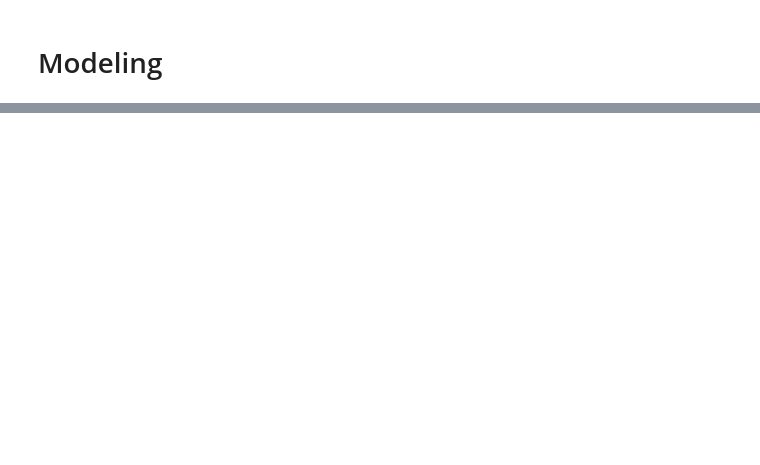
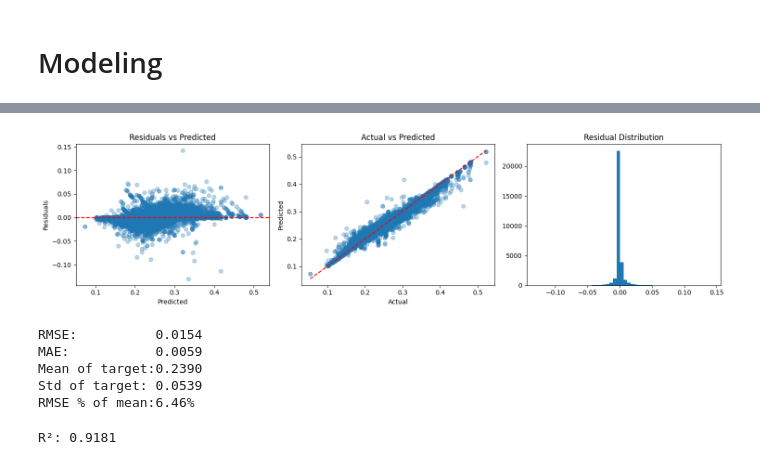
Before and after one commit to djmans630/DSC148_Project, a Jupyter notebook: DSC148_Final_Project_Daniel.ipynb, the cells around one changed output, grey strips where cells are left out. Saved outputs shown, nothing was run; the diff lists cells and outputs as text; code cells hidden in the pictures; blank space fills up the shorter version.

```diff
--- a/DSC148_Final_Project_Daniel.ipynb
+++ b/DSC148_Final_Project_Daniel.ipynb
@@ -512,0 +648,60 @@ SLR RMSE: 0.04799176722587433
+# %%
+# RF residuals
+
+y_pred = best_rf.predict(X_trtrain)  # or your val set
+residuals = y_trtrain - y_pred
+
+fig, axes = plt.subplots(1, 3, figsize=(15, 4))
+
+
+axes[0].scatter(y_pred, residuals, alpha=0.3)
+axes[0].axhline(0, color='red', linestyle='--')
+axes[0].set_xlabel('Predicted')
+axes[0].set_ylabel('Residuals')
+axes[0].set_title('Residuals vs Predicted')
+
+
+axes[2].hist(residuals, bins=50)
+axes[2].set_title('Residual Distribution')
+
+
+axes[1].scatter(y_trtrain, y_pred, alpha=0.3)
+axes[1].plot([y_trtrain.min(), y_trtrain.max()],
+             [y_trtrain.min(), y_trtrain.max()],
+             'r--')
+axes[1].set_xlabel('Actual')
+axes[1].set_ylabel('Predicted')
+axes[1].set_title('Actual vs Predicted')
+
+plt.tight_layout()
+plt.show()
+# %% [output]
+[figure, added]
+# %%
+# rf_eval
+preds = best_rf.predict(X_val)
+
+rmse = np.sqrt(((preds - y_val)**2).mean())
+mae = np.abs(preds - y_val).mean()
+mean_actual = y_val.mean()
+std_actual = y_val.std()
+
+rmse_pct = (rmse / mean_actual) * 100
+
+print(f"RMSE:          {rmse:.4f}")
+print(f"MAE:           {mae:.4f}")
+print(f"Mean of target:{mean_actual:.4f}")
+print(f"Std of target: {std_actual:.4f}")
+print(f"RMSE % of mean:{rmse_pct:.2f}%")
+# %% [output]
+RMSE:          0.0154
+MAE:           0.0059
+Mean of target:0.2390
+Std of target: 0.0539
+RMSE % of mean:6.46%
+# %%
+# r2 score
+r2 = r2_score(y_val, preds)
+print(f"R²: {r2:.4f}")
+# %% [output]
+R²: 0.9181
```
Also changed, not shown: parts of 26 cells of this notebook, 2 other files.
